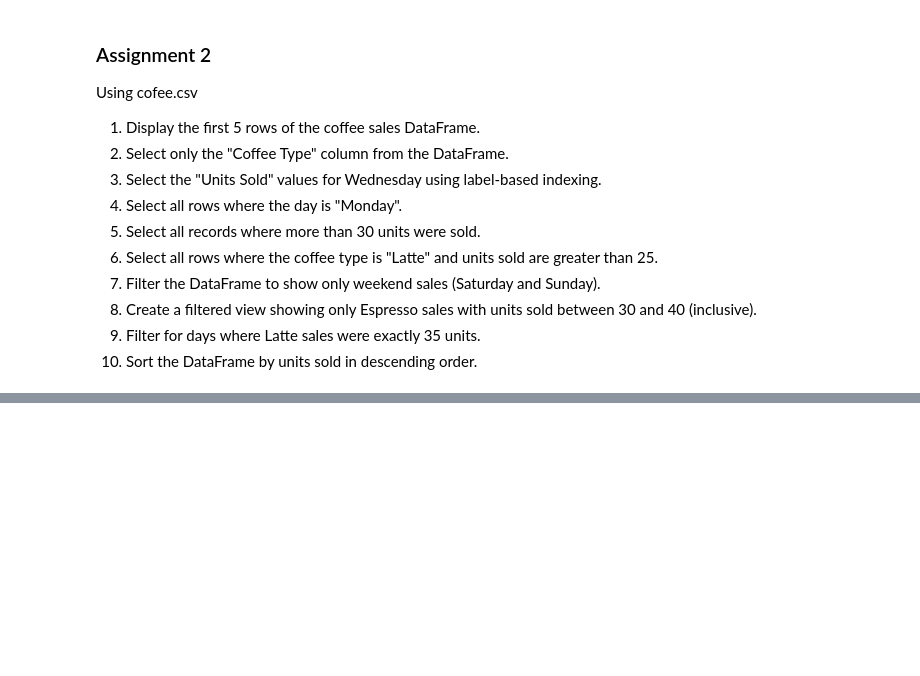
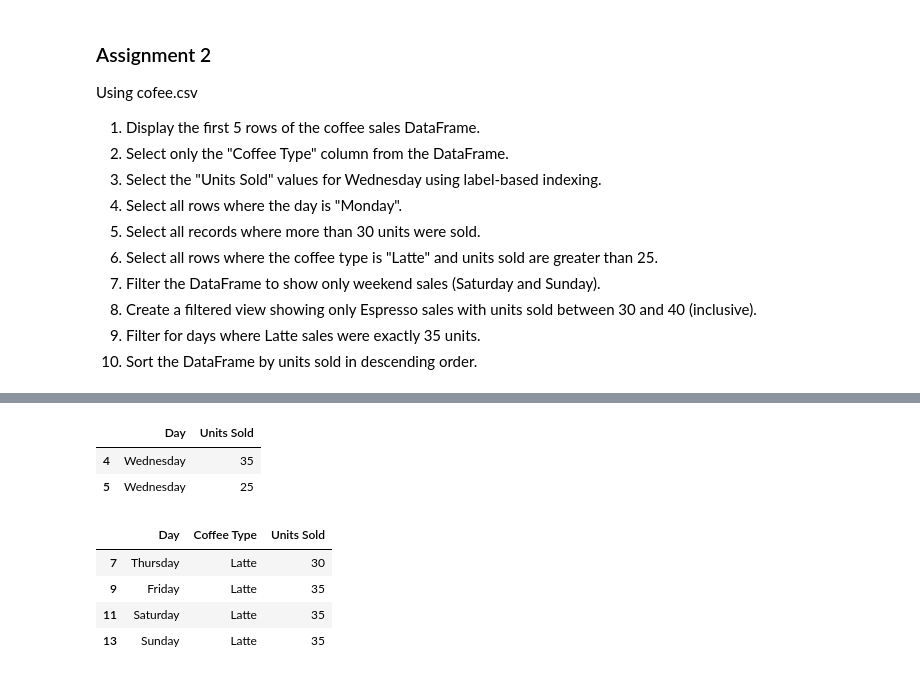
Before and after one commit to DamilareArise/pandas_work, a Jupyter notebook: index.ipynb, the cells around one changed output, grey strips where cells are left out. Drawn from its saved outputs; the diff is of its cells as text; code cells hidden in the pictures; blank space fills up the shorter version.

```diff
--- a/index.ipynb
+++ b/index.ipynb
@@ -737,0 +796,20 @@ Using cofee.csv
+# %%
+# Select the "Units Sold" values for Wednesday using label-based indexing.
+coffee.loc[coffee['Day']=='Wednesday', ['Day','Units Sold']]
+# %% [output]
+|  | Day | Units Sold |
+| 4 | Wednesday | 35 |
+| 5 | Wednesday | 25 |
+# %%
+# Select all rows where the day is "Monday".
+coffee[coffee['Day']=='Monday']
+# Select all records where more than 30 units were sold.
+coffee[coffee['Units Sold'] > 30]
+# Select all rows where the coffee type is "Latte" and units sold are greater than 25.
+coffee[(coffee['Coffee Type']== 'Latte') & (coffee['Units Sold'] > 25)]
+# %% [output]
+|  | Day | Coffee Type | Units Sold |
+| 7 | Thursday | Latte | 30 |
+| 9 | Friday | Latte | 35 |
+| 11 | Saturday | Latte | 35 |
+| 13 | Sunday | Latte | 35 |
```
Also changed, not shown: parts of 14 cells of this notebook, 1 other file.
